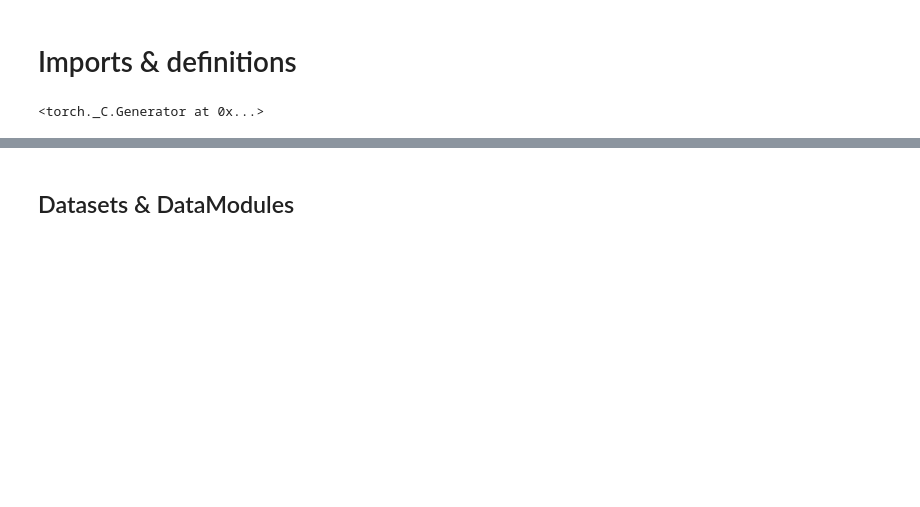
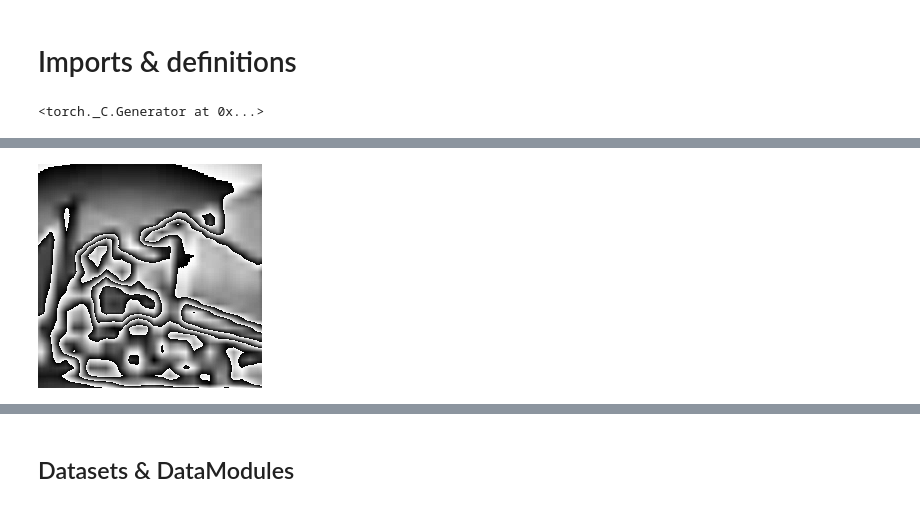
Before and after one commit to JacobARose/lightning-hydra-classifiers, a Jupyter notebook: notebooks/multi-task_model-train.ipynb, the cells around one changed output, grey strips where cells are left out. Cells and saved outputs as stored; diff of their text form; code cells hidden in the pictures; blank space fills up the shorter version.

```diff
--- a/notebooks/multi-task_model-train.ipynb
+++ b/notebooks/multi-task_model-train.ipynb
@@ -47,0 +737,6 @@ from lightning_hydra_classifiers.scripts.train_multitask import PlantDataModule,
+# %%
+
+
+toPIL(datamodule.val_dataset[4][0])
+# %% [output]
+[figure, added]
```
Also changed, not shown: parts of 63 cells of this notebook.
